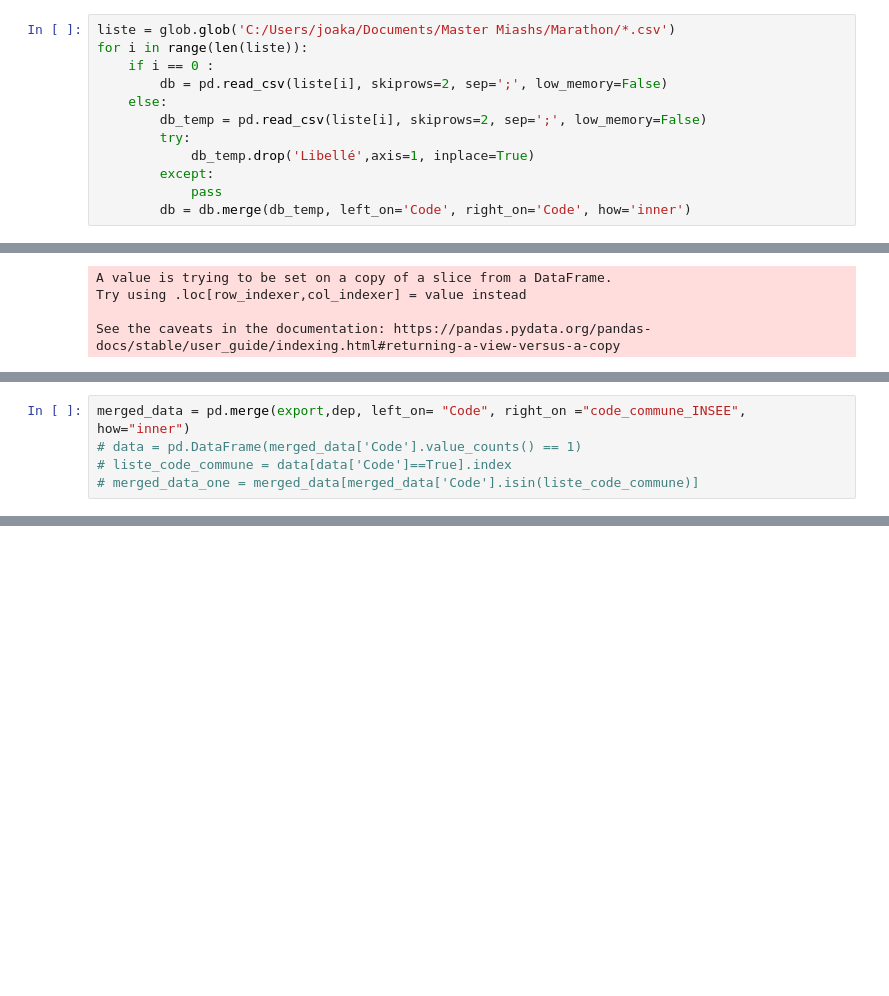
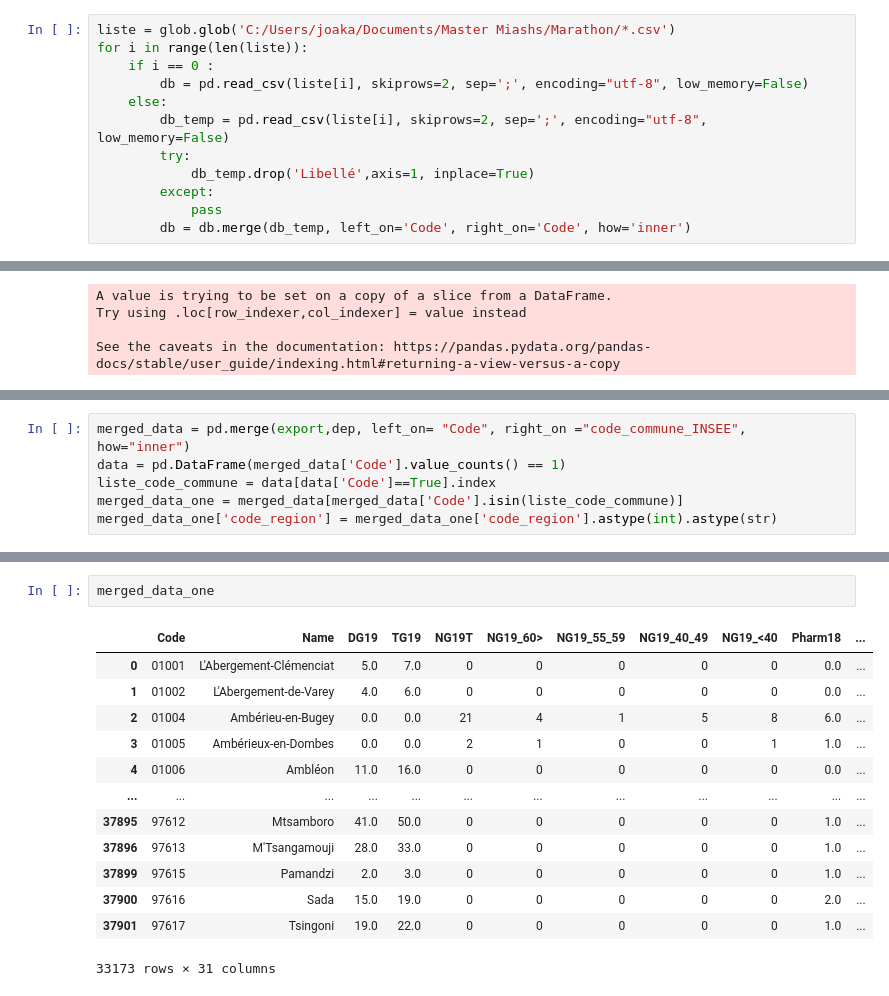
Before and after one commit to JosephAkaBrou/Marathon-du-web, a Jupyter notebook: constitution base de données.ipynb, the cells around one changed output, grey strips where cells are left out. Cells and saved outputs as stored; diff of their text form; blank space fills up the shorter version.

```diff
--- a/constitution base de données.ipynb
+++ b/constitution base de données.ipynb
@@ -5,9 +5,9 @@ import pandas as pd
 liste = glob.glob('C:/Users/joaka/Documents/Master Miashs/Marathon/*.csv')
 for i in range(len(liste)):
     if i == 0 :
-        db = pd.read_csv(liste[i], skiprows=2, sep=';', low_memory=False)
+        db = pd.read_csv(liste[i], skiprows=2, sep=';', encoding="utf-8", low_memory=False)
     else:
-        db_temp = pd.read_csv(liste[i], skiprows=2, sep=';', low_memory=False)
+        db_temp = pd.read_csv(liste[i], skiprows=2, sep=';', encoding="utf-8", low_memory=False)
         try:
             db_temp.drop('Libellé',axis=1, inplace=True)
         except:
@@ -59,5 +95,6 @@ dep = dep[['code_dep','code_commune_INSEE',
 # %%
 merged_data = pd.merge(export,dep, left_on= "Code", right_on ="code_commune_INSEE", how="inner")
-# data = pd.DataFrame(merged_data['Code'].value_counts() == 1)
-# liste_code_commune = data[data['Code']==True].index
-# merged_data_one = merged_data[merged_data['Code'].isin(liste_code_commune)]
+data = pd.DataFrame(merged_data['Code'].value_counts() == 1)
+liste_code_commune = data[data['Code']==True].index
+merged_data_one = merged_data[merged_data['Code'].isin(liste_code_commune)]
+merged_data_one['code_region'] = merged_data_one['code_region'].astype(int).astype(str)
@@ -91,0 +101,16 @@ mauvais_db.head(50)
+# %%
+merged_data_one
+# %% [output]
+|  | Code | Name | DG19 | TG19 | NG19T | NG19_60> | NG19_55_59 | NG19_40_49 | NG19_<40 | Pharm18 | ... |
+| 0 | 01001 | L'Abergement-Clémenciat | 5.0 | 7.0 | 0 | 0 | 0 | 0 | 0 | 0.0 | ... |
+| 1 | 01002 | L'Abergement-de-Varey | 4.0 | 6.0 | 0 | 0 | 0 | 0 | 0 | 0.0 | ... |
+| 2 | 01004 | Ambérieu-en-Bugey | 0.0 | 0.0 | 21 | 4 | 1 | 5 | 8 | 6.0 | ... |
+| 3 | 01005 | Ambérieux-en-Dombes | 0.0 | 0.0 | 2 | 1 | 0 | 0 | 1 | 1.0 | ... |
+| 4 | 01006 | Ambléon | 11.0 | 16.0 | 0 | 0 | 0 | 0 | 0 | 0.0 | ... |
+| ... | ... | ... | ... | ... | ... | ... | ... | ... | ... | ... | ... |
+| 37895 | 97612 | Mtsamboro | 41.0 | 50.0 | 0 | 0 | 0 | 0 | 0 | 1.0 | ... |
+| 37896 | 97613 | M'Tsangamouji | 28.0 | 33.0 | 0 | 0 | 0 | 0 | 0 | 1.0 | ... |
+| 37899 | 97615 | Pamandzi | 2.0 | 3.0 | 0 | 0 | 0 | 0 | 0 | 1.0 | ... |
+| 37900 | 97616 | Sada | 15.0 | 19.0 | 0 | 0 | 0 | 0 | 0 | 2.0 | ... |
+| 37901 | 97617 | Tsingoni | 19.0 | 22.0 | 0 | 0 | 0 | 0 | 0 | 1.0 | ... |
+33173 rows × 31 columns
```
Also changed, not shown: parts of 7 cells of this notebook.
